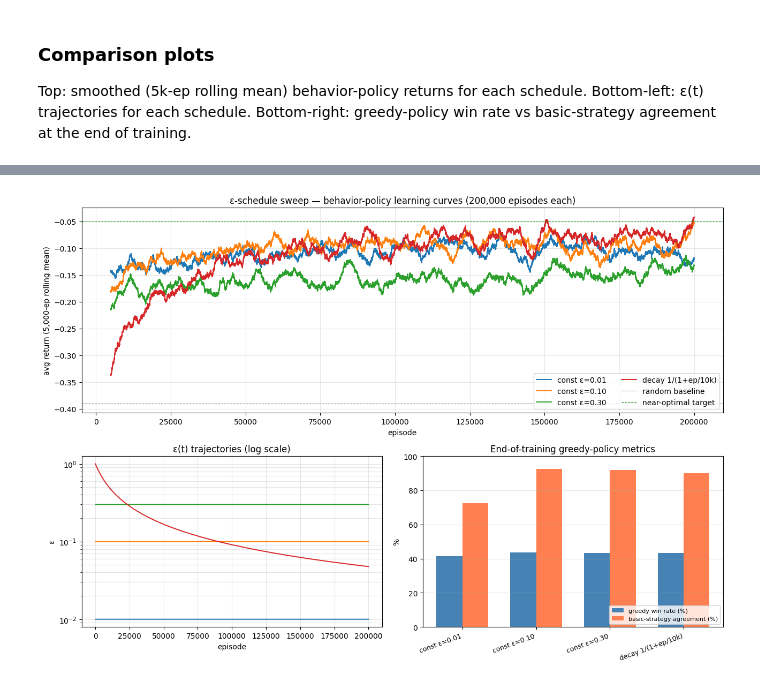
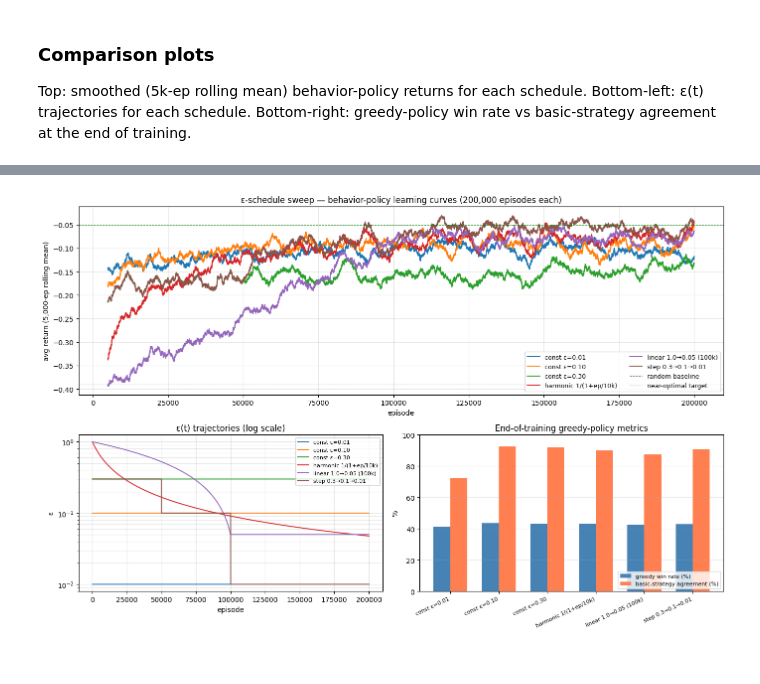
Before and after one commit to gangadharsaivignesh/MSDS684-RL-Labs, a Jupyter notebook: Week3/Lab3.ipynb, the cells around one changed output, grey strips where cells are left out. Drawn from its saved outputs; the diff is of its cells as text; code cells hidden in the pictures.

```diff
--- a/Week3/Lab3.ipynb
+++ b/Week3/Lab3.ipynb
@@ -830,11 +834,30 @@ SWEEP_SEED   = 42
 EVAL_EPS_SW  = 50_000
 EVAL_SEED_SW = 12345
 
+
+def linear_decay(ep, eps_start=1.0, eps_min=0.05, decay_eps=100_000):
+    """Linear from 1.0 → 0.05 over the first 100k episodes, then constant 0.05."""
+    if ep >= decay_eps:
+        return eps_min
+    return eps_start - (eps_start - eps_min) * (ep / decay_eps)
+
+
+def step_decay(ep):
+    """Step: ε=0.3 for [0,50k); ε=0.1 for [50k,100k); ε=0.01 thereafter."""
+    if ep < 50_000:
+        return 0.30
+    if ep < 100_000:
+        return 0.10
+    return 0.01
+
+
 schedules = {
-    'const ε=0.01':     lambda ep: 0.01,
-    'const ε=0.10':     lambda ep: 0.10,
-    'const ε=0.30':     lambda ep: 0.30,
-    'decay 1/(1+ep/10k)': lambda ep: max(0.01, 1.0 / (1.0 + ep / 10_000)),
+    'const ε=0.01':            lambda ep: 0.01,
+    'const ε=0.10':            lambda ep: 0.10,
+    'const ε=0.30':            lambda ep: 0.30,
+    'harmonic 1/(1+ep/10k)':   lambda ep: max(0.01, 1.0 / (1.0 + ep / 10_000)),
+    'linear 1.0→0.05 (100k)':  linear_decay,
+    'step 0.3→0.1→0.01':       step_decay,
 }
 
 results = {}
@@ -922,8 +952,15 @@ This iteration covers the lab spec's "experiments across multiple ε schedules"
 # %%
-colors = {'const ε=0.01': 'C0', 'const ε=0.10': 'C1', 'const ε=0.30': 'C2', 'decay 1/(1+ep/10k)': 'C3'}
+colors = {
+    'const ε=0.01':            'C0',
+    'const ε=0.10':            'C1',
+    'const ε=0.30':            'C2',
+    'harmonic 1/(1+ep/10k)':   'C3',
+    'linear 1.0→0.05 (100k)':  'C4',
+    'step 0.3→0.1→0.01':       'C5',
+}
 W_SW = 5_000
 
-fig = plt.figure(figsize=(13, 9))
+fig = plt.figure(figsize=(14, 9))
 gs  = fig.add_gridspec(2, 2, height_ratios=[1.2, 1])
 
 # Top: smoothed learning curves
@@ -936,38 +973,39 @@ ax_lc.axhline(-0.05, color='green', ls='--', lw=0.8, label='near-optimal target'
 ax_lc.set_xlabel('episode')
 ax_lc.set_ylabel(f'avg return ({W_SW:,}-ep rolling mean)')
 ax_lc.set_title(f'ε-schedule sweep — behavior-policy learning curves ({SWEEP_EPS:,} episodes each)')
-ax_lc.legend(loc='lower right', ncol=2)
+ax_lc.legend(loc='lower right', ncol=2, fontsize=9)
 ax_lc.grid(alpha=0.3)
 
 # Bottom-left: ε trajectories
 ax_eps = fig.add_subplot(gs[1, 0])
 for name, r in results.items():
     ax_eps.plot(r['eps'], lw=1.4, color=colors[name], label=name)
 ax_eps.set_xlabel('episode')
 ax_eps.set_ylabel('ε')
 ax_eps.set_yscale('log')
 ax_eps.set_title('ε(t) trajectories (log scale)')
 ax_eps.grid(alpha=0.3, which='both')
+ax_eps.legend(loc='upper right', fontsize=8)
 
 # Bottom-right: bar chart of final greedy-policy metrics
 ax_bar = fig.add_subplot(gs[1, 1])
 names = list(results.keys())
 wins  = [results[n]['eval_win'] * 100 for n in names]
 agrs  = [results[n]['agree'] / 2 for n in names]   # /200 * 100 = /2
 xs    = np.arange(len(names))
 bw    = 0.35
 ax_bar.bar(xs - bw/2, wins, bw, label='greedy win rate (%)', color='steelblue')
 ax_bar.bar(xs + bw/2, agrs, bw, label='basic-strategy agreement (%)', color='coral')
 ax_bar.set_xticks(xs)
-ax_bar.set_xticklabels(names, rotation=20, ha='right', fontsize=9)
+ax_bar.set_xticklabels(names, rotation=25, ha='right', fontsize=8)
 ax_bar.set_ylabel('%')
 ax_bar.set_ylim(0, 100)
 ax_bar.set_title('End-of-training greedy-policy metrics')
 ax_bar.legend(loc='lower right', fontsize=8)
 ax_bar.grid(alpha=0.3, axis='y')
 
 plt.tight_layout()
 plt.savefig('epsilon_sweep.png', dpi=120, bbox_inches='tight')
 plt.show()
 # %% [output]
-[figure, old version]
+[figure, new version]
```
Also changed, not shown: parts of 7 cells of this notebook, 1 other file.
